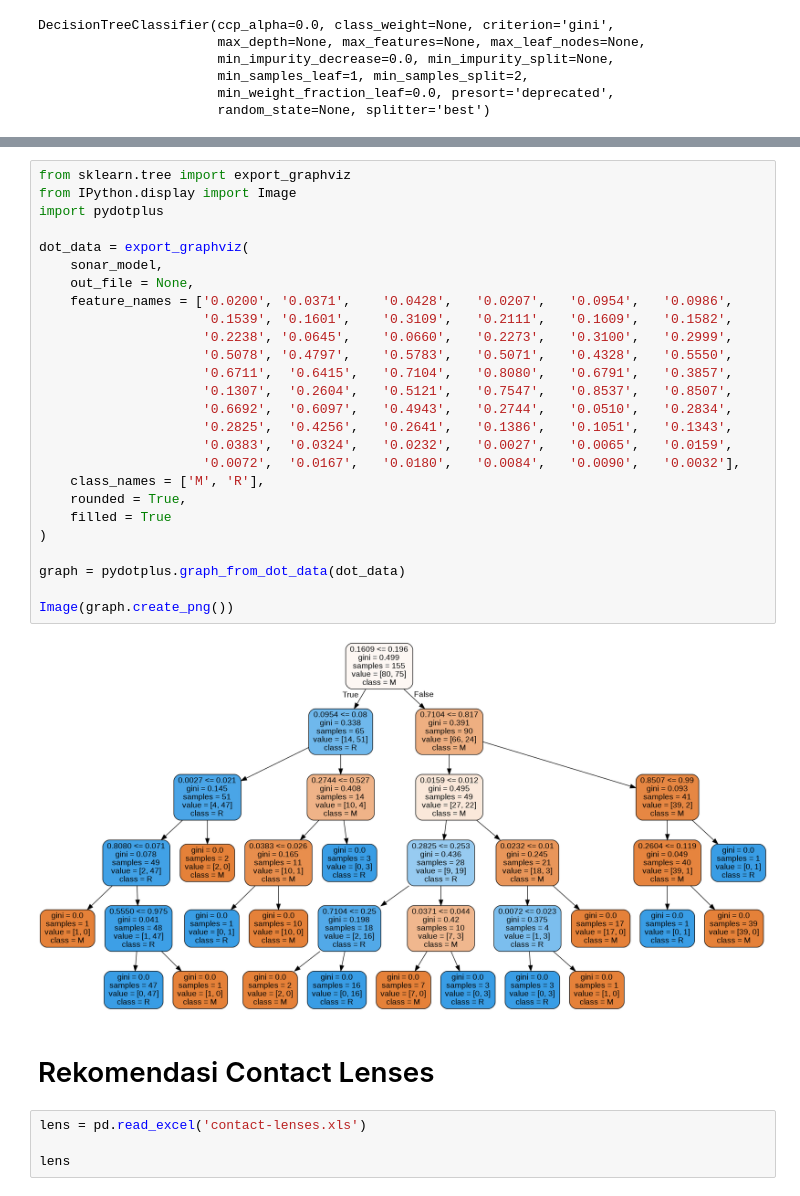
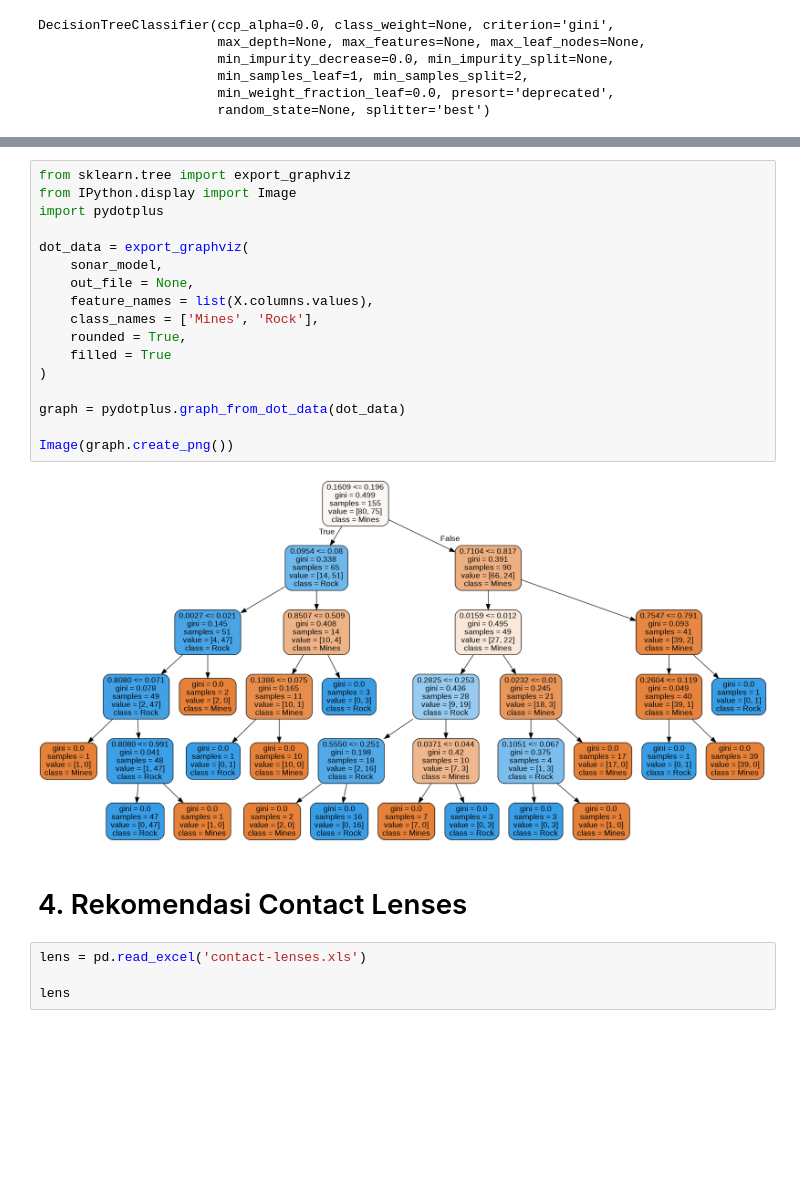
Before and after one commit to zanuarts/DataMining, a Jupyter notebook: 01_DM_DecisionTree.ipynb, the cells around one changed output, grey strips where cells are left out. Saved outputs shown, nothing was run; the diff lists cells and outputs as text; blank space fills up the shorter version.

Commit message:
Fixing Decision Tree

```diff
--- a/01_DM_DecisionTree.ipynb
+++ b/01_DM_DecisionTree.ipynb
@@ -248,33 +241,24 @@ Model Accuracy :  0.6923076923076923
-# %%
-from sklearn.tree import export_graphviz
-from IPython.display import Image
-import pydotplus
-
-dot_data = export_graphviz(
-    sonar_model,
-    out_file = None,
-    feature_names = ['0.0200', '0.0371',	'0.0428',	'0.0207',	'0.0954',	'0.0986',
-                     '0.1539', '0.1601',	'0.3109',	'0.2111',	'0.1609',	'0.1582',
-                     '0.2238', '0.0645',	'0.0660',	'0.2273',	'0.3100',	'0.2999',
-                     '0.5078', '0.4797',	'0.5783',	'0.5071',	'0.4328',	'0.5550',
-                     '0.6711',	'0.6415',	'0.7104',	'0.8080',	'0.6791',	'0.3857',
-                     '0.1307',	'0.2604',	'0.5121',	'0.7547',	'0.8537',	'0.8507',
-                     '0.6692',	'0.6097',	'0.4943',	'0.2744',	'0.0510',	'0.2834',
-                     '0.2825',	'0.4256',	'0.2641',	'0.1386',	'0.1051',	'0.1343',
-                     '0.0383',	'0.0324',	'0.0232',	'0.0027',	'0.0065',	'0.0159',
-                     '0.0072',	'0.0167',	'0.0180',	'0.0084',	'0.0090',	'0.0032'],
-    class_names = ['M', 'R'],
-    rounded = True,
-    filled = True
-)
-
-graph = pydotplus.graph_from_dot_data(dot_data)
-
-Image(graph.create_png())
-# %% [output]
-[figure, removed]
+# %%
+from sklearn.tree import export_graphviz
+from IPython.display import Image
+import pydotplus
+
+dot_data = export_graphviz(
+    sonar_model,
+    out_file = None,
+    feature_names = list(X.columns.values),
+    class_names = ['Mines', 'Rock'],
+    rounded = True,
+    filled = True
+)
+
+graph = pydotplus.graph_from_dot_data(dot_data)
+
+Image(graph.create_png())
+# %% [output]
+[figure, added]
 # %% [markdown]
-# Rekomendasi Contact Lenses
+# 4. Rekomendasi Contact Lenses
 # %%
 lens = pd.read_excel('contact-lenses.xls')
 
```
Also changed, not shown: parts of 16 cells of this notebook.
